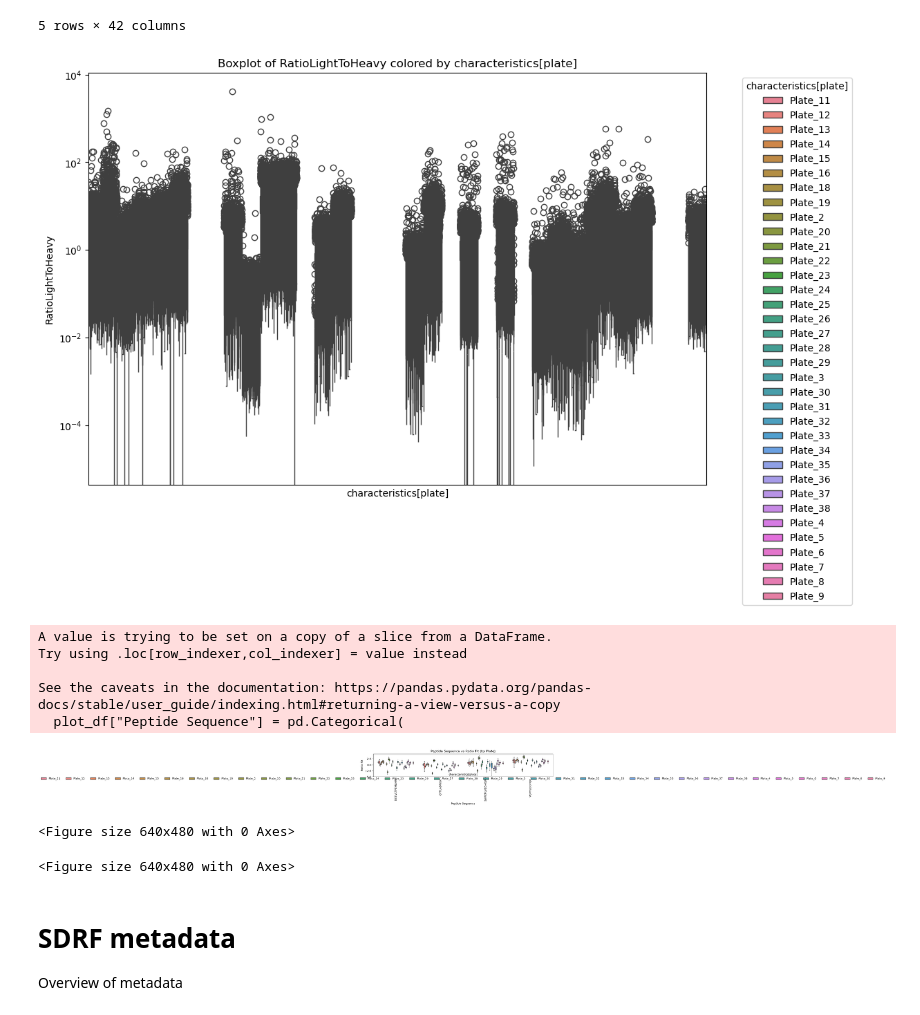
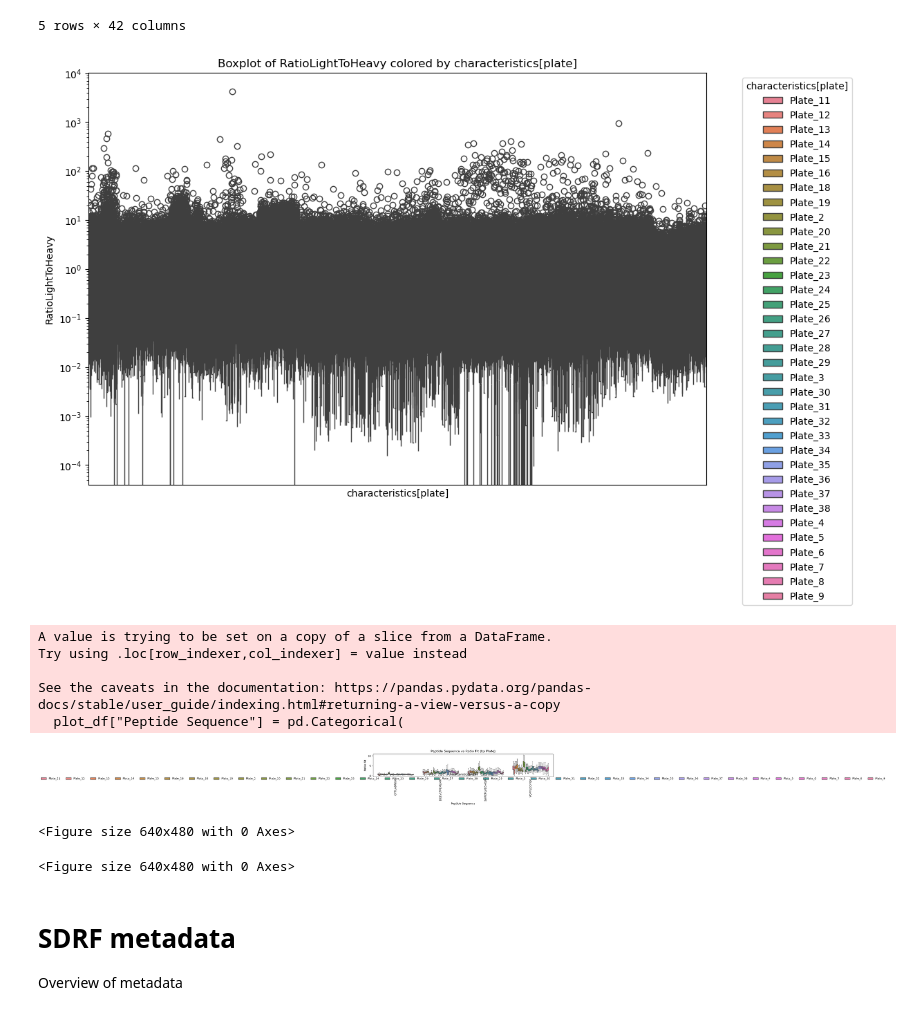
Before and after one commit to thanadol-git/kardemumma, a Jupyter notebook: ratio_DA4K.ipynb, the cells around one changed output. Drawn from its saved outputs; the diff is of its cells as text; code cells hidden in the pictures.

```diff
--- a/ratio_DA4K.ipynb
+++ b/ratio_DA4K.ipynb
@@ -298,5 +298,5 @@ kdm.plot_pool_boxplot(pool_selected_df)
 # %% [output]
 [figure]
 # %%
-plate_factor_table, conversion_factors, model = kdm.get_plate_conversion_factors(pool_selected_df, col_plate='characteristics[plate]', log_transform=True  )
+plate_factor_table, conversion_factors, model = kdm.get_plate_conversion_factors(pool_selected_df, col_plate='characteristics[plate]', log_transform=False  )
 # %% [output]
@@ -396,18 +396,18 @@ pool_data_adj.head()
 # %%
 kdm.plot_pool_boxplot(pool_data_adj)
 # %% [output]
-[figure, old version]
+[figure, new version]
 # %%
 pool_selected_adj = pool_data_adj[pool_data_adj['Peptide Sequence'].isin(selected_peptides)]
 
-kdm.plot_plate_conversion_factors(pool_selected_adj, col_plate='characteristics[plate]', log_transform=True  )
+kdm.plot_plate_conversion_factors(pool_selected_adj, col_plate='characteristics[plate]', log_transform=False  )
 # %% [output]
 A value is trying to be set on a copy of a slice from a DataFrame.
 Try using .loc[row_indexer,col_indexer] = value instead
 
 See the caveats in the documentation: https://pandas.pydata.org/pandas-docs/stable/user_guide/indexing.html#returning-a-view-versus-a-copy
   plot_df["Peptide Sequence"] = pd.Categorical(
-[figure, old version]
+[figure, new version]
 <Figure size 640x480 with 0 Axes>
 <Figure size 640x480 with 0 Axes>
 # %% [markdown]
```
Also changed, not shown: parts of 16 cells of this notebook.
